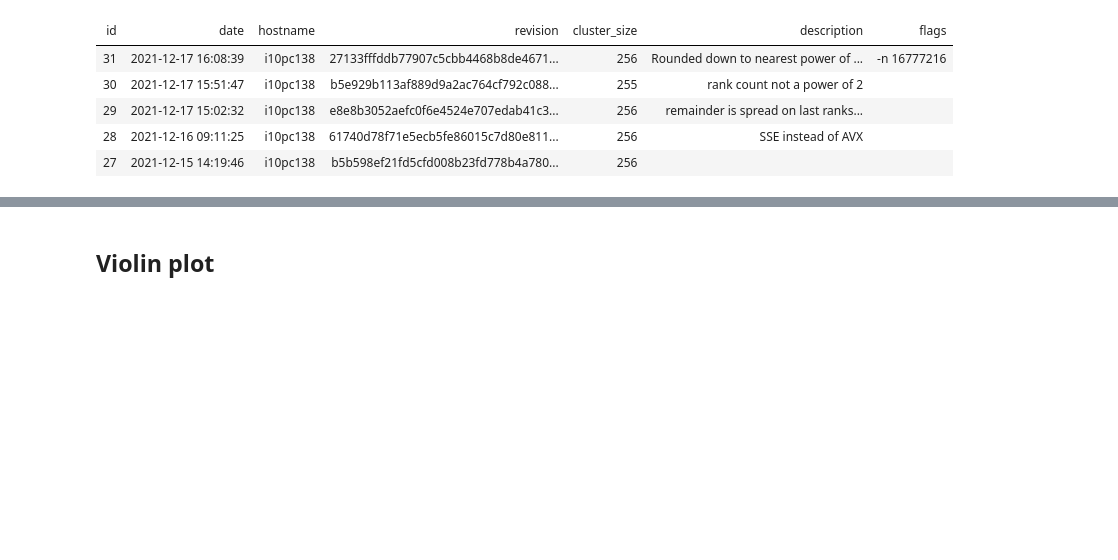
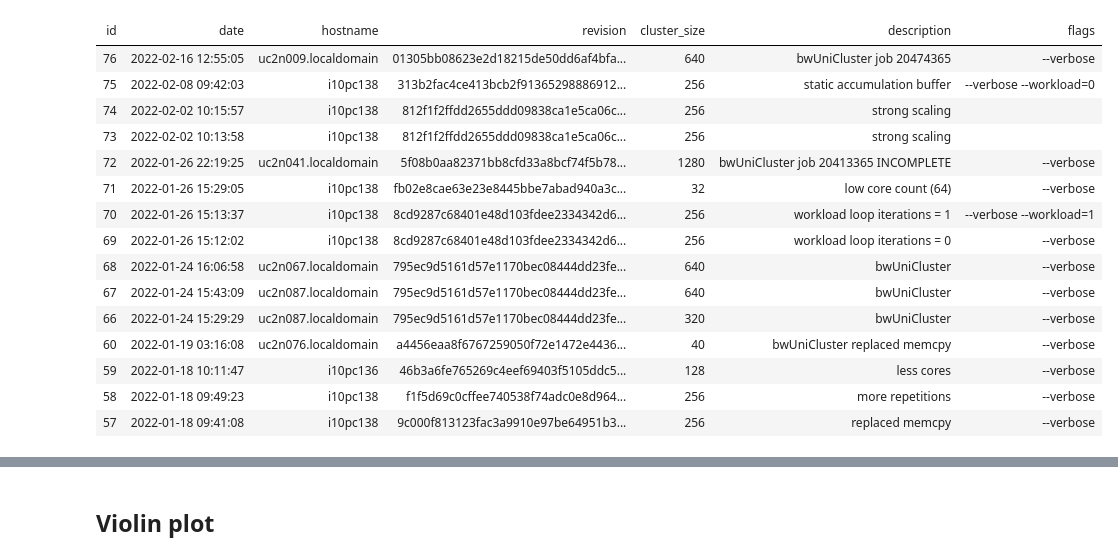
Before and after one commit to stelzch/allreduce, a Jupyter notebook: benchmarks/visualize.ipynb, the cells around one changed output, grey strips where cells are left out. Drawn from its saved outputs; the diff is of its cells as text; code cells hidden in the pictures; blank space fills up the shorter version.

Commit message:
Add microbenchmark tables

```diff
--- a/benchmarks/visualize.ipynb
+++ b/benchmarks/visualize.ipynb
@@ -1,31 +1,41 @@
 # %%
 import sqlite3
 from IPython.display import HTML, display
 
 db = 'file:results.db?mode=ro'
 con = sqlite3.connect(db, uri=True)
 
 cur = con.cursor()
-cur.execute('SELECT * FROM runs ORDER BY date DESC LIMIT 5')
+cur.execute('SELECT * FROM runs ORDER BY date DESC LIMIT 15')
 
 def display_result(cur, data=cur.fetchall()):
     html = "<table>"
     headers = list(map(lambda x: x[0], cur.description))
 
     html += "<thead><tr>" + "".join(["<td>" + h + "</td>" for h in headers]) + "</tr></thead>"
     for row in data:
         html += "<tr>"
         for field in row:
             html += "<td>%s</td>"%(field)
         html += "</tr>"
     html += "</table>"
     display(HTML(html))
 display_result(cur)
 # %% [output]
 | id | date | hostname | revision | cluster_size | description | flags |
-| 31 | 2021-12-17 16:08:39 | i10pc138 | 27133fffddb77907c5cbb4468b8de4671... | 256 | Rounded down to nearest power of ... | -n 16777216 |
-| 30 | 2021-12-17 15:51:47 | i10pc138 | b5e929b113af889d9a2ac764cf792c088... | 255 | rank count not a power of 2 |  |
-| 29 | 2021-12-17 15:02:32 | i10pc138 | e8e8b3052aefc0f6e4524e707edab41c3... | 256 | remainder is spread on last ranks... |  |
-| 28 | 2021-12-16 09:11:25 | i10pc138 | 61740d78f71e5ecb5fe86015c7d80e811... | 256 | SSE instead of AVX |  |
-| 27 | 2021-12-15 14:19:46 | i10pc138 | b5b598ef21fd5cfd008b23fd778b4a780... | 256 |  |  |
+| 76 | 2022-02-16 12:55:05 | uc2n009.localdomain | 01305bb08623e2d18215de50dd6af4bfa... | 640 | bwUniCluster job 20474365 | --verbose |
+| 75 | 2022-02-08 09:42:03 | i10pc138 | 313b2fac4ce413bcb2f91365298886912... | 256 | static accumulation buffer | --verbose --workload=0 |
+| 74 | 2022-02-02 10:15:57 | i10pc138 | 812f1f2ffdd2655ddd09838ca1e5ca06c... | 256 | strong scaling |  |
+| 73 | 2022-02-02 10:13:58 | i10pc138 | 812f1f2ffdd2655ddd09838ca1e5ca06c... | 256 | strong scaling |  |
+| 72 | 2022-01-26 22:19:25 | uc2n041.localdomain | 5f08b0aa82371bb8cfd33a8bcf74f5b78... | 1280 | bwUniCluster job 20413365 INCOMPLETE | --verbose |
+| 71 | 2022-01-26 15:29:05 | i10pc138 | fb02e8cae63e23e8445bbe7abad940a3c... | 32 | low core count (64) | --verbose |
+| 70 | 2022-01-26 15:13:37 | i10pc138 | 8cd9287c68401e48d103fdee2334342d6... | 256 | workload loop iterations = 1 | --verbose --workload=1 |
+| 69 | 2022-01-26 15:12:02 | i10pc138 | 8cd9287c68401e48d103fdee2334342d6... | 256 | workload loop iterations = 0 | --verbose |
+| 68 | 2022-01-24 16:06:58 | uc2n067.localdomain | 795ec9d5161d57e1170bec08444dd23fe... | 640 | bwUniCluster | --verbose |
+| 67 | 2022-01-24 15:43:09 | uc2n087.localdomain | 795ec9d5161d57e1170bec08444dd23fe... | 640 | bwUniCluster | --verbose |
+| 66 | 2022-01-24 15:29:29 | uc2n087.localdomain | 795ec9d5161d57e1170bec08444dd23fe... | 320 | bwUniCluster | --verbose |
+| 60 | 2022-01-19 03:16:08 | uc2n076.localdomain | a4456eaa8f6767259050f72e1472e4436... | 40 | bwUniCluster replaced memcpy | --verbose |
+| 59 | 2022-01-18 10:11:47 | i10pc136 | 46b3a6fe765269c4eef69403f5105ddc5... | 128 | less cores | --verbose |
+| 58 | 2022-01-18 09:49:23 | i10pc138 | f1f5d69c0cffee740538f74adc0e8d964... | 256 | more repetitions | --verbose |
+| 57 | 2022-01-18 09:41:08 | i10pc138 | 9c000f813123fac3a9910e97be64951b3... | 256 | replaced memcpy | --verbose |
 # %%
```
Also changed, not shown: parts of 5 cells of this notebook, 7 other files.
